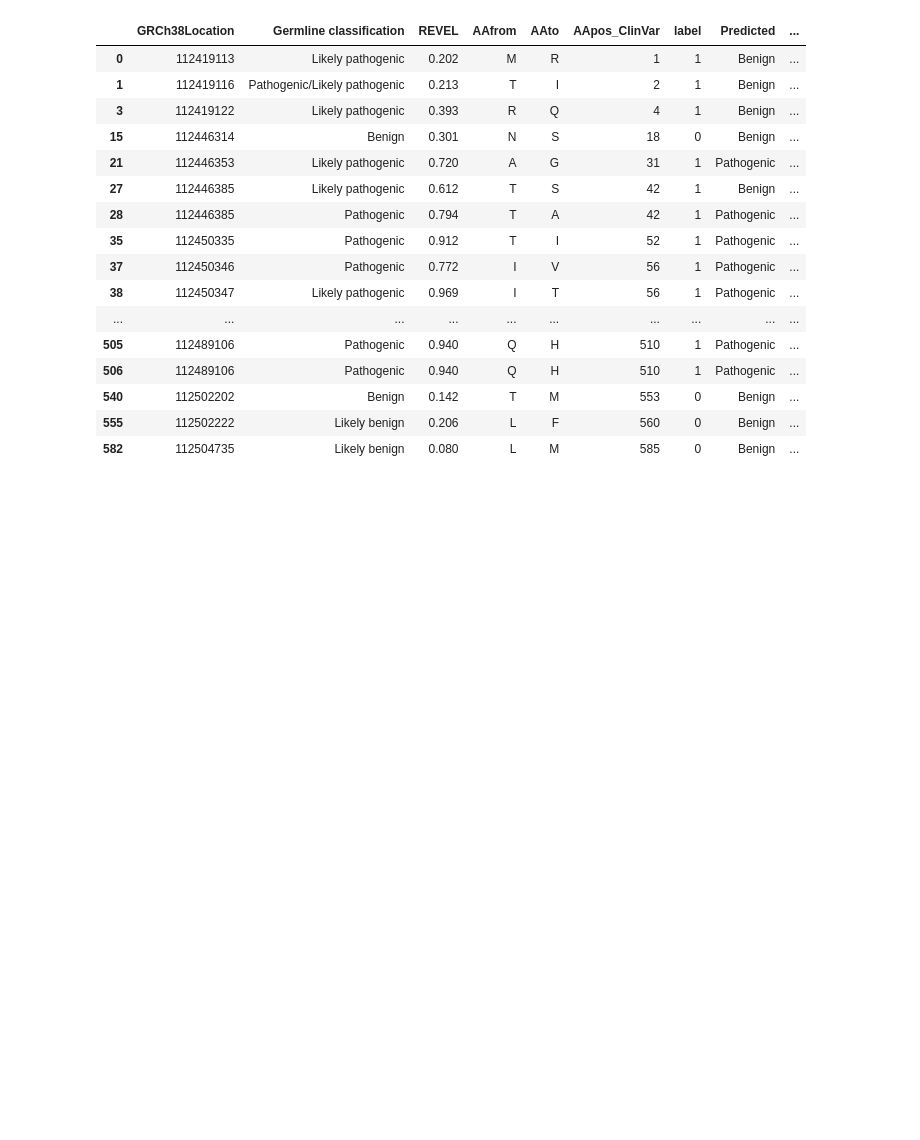
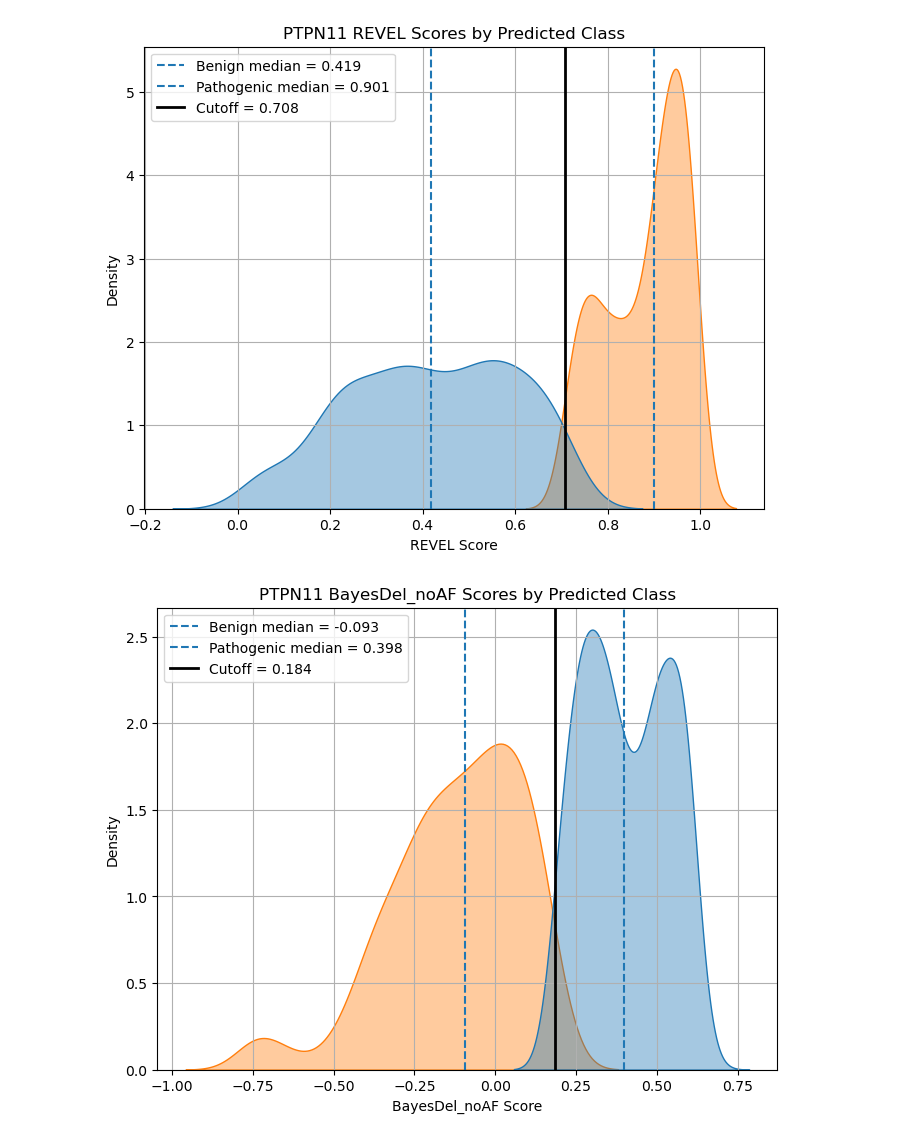
Before and after one commit to CEBElwes/ModellingRasopathies, a Jupyter notebook: PTPN11_statscores.ipynb, the cells around one changed output. Saved outputs shown, nothing was run; the diff lists cells and outputs as text; code cells hidden in the pictures; blank space fills up the shorter version.

```diff
--- a/PTPN11_statscores.ipynb
+++ b/PTPN11_statscores.ipynb
@@ -100,24 +239,27 @@ ROC AUC: 0.876
+# %%
+PTPN11_REVEL_BayesDel_labeled_df = pd.read_csv(r"\\rdp.arc.ucl.ac.uk\ritd-ag-project-rd025c-bhall50\ModellingRASopathies RDSS\PTPN11_REVEL_BayesDel_labeled.csv")
 # %%
-# Compute medians for each class
-medians = df_stat_ROC.groupby('Predicted')['REVEL'].median()
+def plot_density_by_predicted_class(df, score, gene=None, cutoff=None, alpha=0.4, figsize=(8,6)):
+    pred_col = f'Predicted_{score}'
 
-# Set REVEL cutoff (from previous ROC analysis)
-revel_cutoff = optimal_threshold
+    # Compute medians
+    medians = df.groupby(pred_col)[score].median()
 
-# Plot density
-plt.figure(figsize=(8,6))
-sns.kdeplot(data=df_stat_ROC, x='REVEL', hue='Predicted', fill=True, common_norm=False, alpha=0.4)
+    # Plot density
+    plt.figure(figsize=figsize)
+    sns.kdeplot(data=df, x=score, hue=pred_col, fill=True, common_norm=False, alpha=alpha)
 
-# Add median lines
-for label, median_val in medians.items():
-    plt.axvline(median_val, linestyle='--', label=f'{label} median = {median_val:.3f}')
+    # Add median lines
+    for label, median_val in medians.items():
+        plt.axvline(median_val, linestyle='--', label=f'{label} median = {median_val:.3f}')
 
-# Add cutoff line
-plt.axvline(revel_cutoff, color='black', linestyle='-', linewidth=2, label=f'Cutoff = {revel_cutoff:.3f}')
+    # Add cutoff line
+    if cutoff is not None:
+        plt.axvline(cutoff, color='black', linestyle='-', linewidth=2, label=f'Cutoff = {cutoff:.3f}')
 
-plt.xlabel('REVEL Score')
-plt.ylabel('Density')
-plt.title('PTPN11 REVEL Scores by Predicted Class')
-plt.legend()
-plt.grid(True)
-plt.show()
+    plt.xlabel(f'{score} Score')
+    plt.ylabel('Density')
+    plt.title(f"{gene + ' ' if gene else ''}{score} Scores by Predicted Class")
+    plt.legend()
+    plt.grid(True)
+    plt.show()
@@ -216,20 +266,8 @@ plt.show()
-# %%
-df_stat_ROC
-# %% [output]
-|  | GRCh38Location | Germline classification | REVEL | AAfrom | AAto | AApos_ClinVar | label | Predicted | ... |
-| 0 | 112419113 | Likely pathogenic | 0.202 | M | R | 1 | 1 | Benign | ... |
-| 1 | 112419116 | Pathogenic/Likely pathogenic | 0.213 | T | I | 2 | 1 | Benign | ... |
-| 3 | 112419122 | Likely pathogenic | 0.393 | R | Q | 4 | 1 | Benign | ... |
-| 15 | 112446314 | Benign | 0.301 | N | S | 18 | 0 | Benign | ... |
-| 21 | 112446353 | Likely pathogenic | 0.720 | A | G | 31 | 1 | Pathogenic | ... |
-| 27 | 112446385 | Likely pathogenic | 0.612 | T | S | 42 | 1 | Benign | ... |
-| 28 | 112446385 | Pathogenic | 0.794 | T | A | 42 | 1 | Pathogenic | ... |
-| 35 | 112450335 | Pathogenic | 0.912 | T | I | 52 | 1 | Pathogenic | ... |
-| 37 | 112450346 | Pathogenic | 0.772 | I | V | 56 | 1 | Pathogenic | ... |
-| 38 | 112450347 | Likely pathogenic | 0.969 | I | T | 56 | 1 | Pathogenic | ... |
-| ... | ... | ... | ... | ... | ... | ... | ... | ... | ... |
-| 505 | 112489106 | Pathogenic | 0.940 | Q | H | 510 | 1 | Pathogenic | ... |
-| 506 | 112489106 | Pathogenic | 0.940 | Q | H | 510 | 1 | Pathogenic | ... |
-| 540 | 112502202 | Benign | 0.142 | T | M | 553 | 0 | Benign | ... |
-| 555 | 112502222 | Likely benign | 0.206 | L | F | 560 | 0 | Benign | ... |
-| 582 | 112504735 | Likely benign | 0.080 | L | M | 585 | 0 | Benign | ... |
+# %%
+
+plot_density_by_predicted_class(PTPN11_REVEL_BayesDel_labeled_df, score='REVEL', gene='PTPN11', cutoff=revel_cutoff)
+plot_density_by_predicted_class(PTPN11_REVEL_BayesDel_labeled_df, 'BayesDel_noAF', gene='PTPN11', cutoff=noaf_cutoff)
+plot_density_by_predicted_class(PTPN11_REVEL_BayesDel_labeled_df, 'BayesDel_addAF', gene='PTPN11', cutoff=addaf_cutoff)
+# %% [output]
+[figure, added]
+[figure, added]
```
Also changed, not shown: parts of 31 cells of this notebook, 1 other file.
